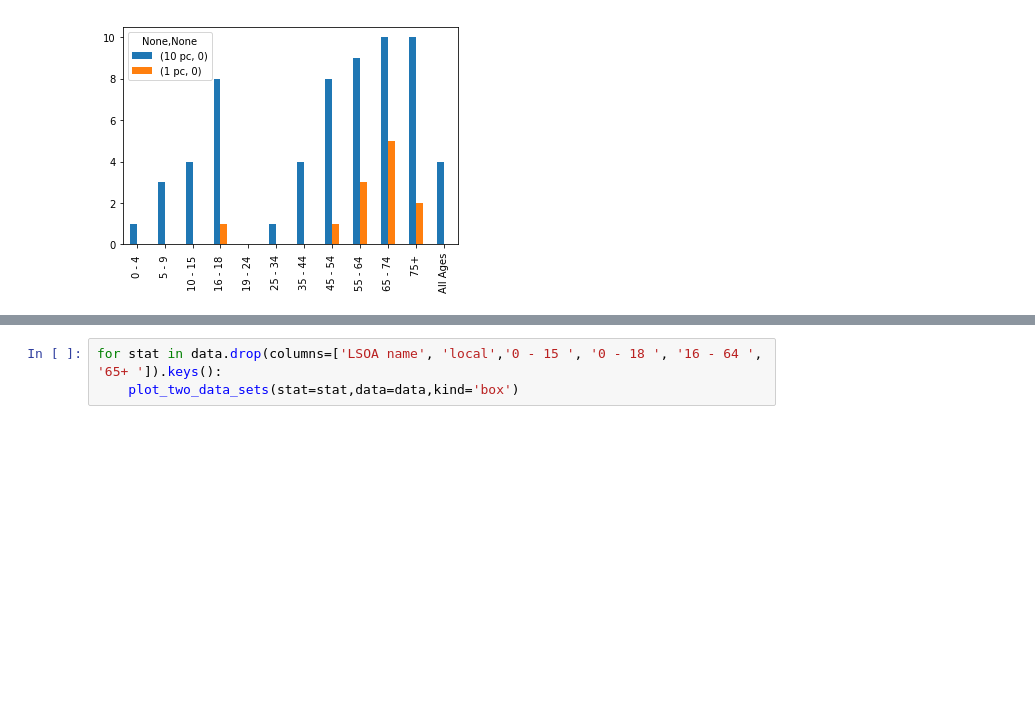
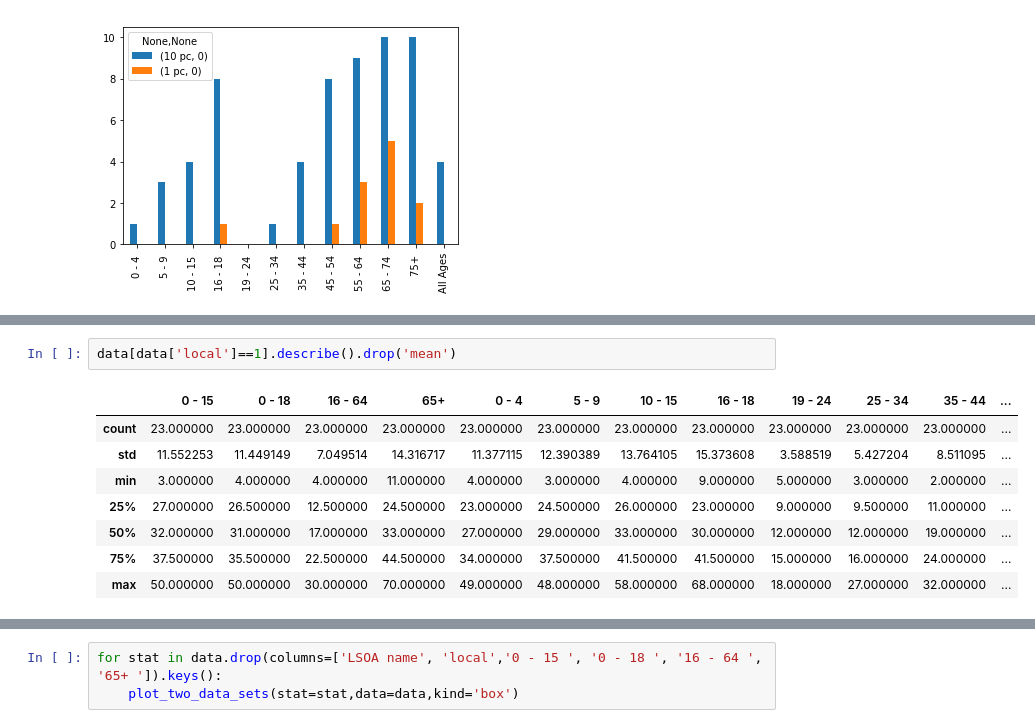
Before and after one commit to idorrington92/SRCDC_cardiff_data_analysis, a Jupyter notebook: codes/employment/Income_deprivation_analysis.ipynb, the cells around one changed output, grey strips where cells are left out. Drawn from its saved outputs; the diff is of its cells as text; blank space fills up the shorter version.

```diff
--- a/codes/employment/Income_deprivation_analysis.ipynb
+++ b/codes/employment/Income_deprivation_analysis.ipynb
@@ -136,0 +135,11 @@ top_1_10_pc_df.plot(kind='bar')
+# %%
+data[data['local']==1].describe().drop('mean')
+# %% [output]
+|  | 0 - 15 | 0 - 18 | 16 - 64 | 65+ | 0 - 4 | 5 - 9 | 10 - 15 | 16 - 18 | 19 - 24 | 25 - 34 | 35 - 44 | ... |
+| count | 23.000000 | 23.000000 | 23.000000 | 23.000000 | 23.000000 | 23.000000 | 23.000000 | 23.000000 | 23.000000 | 23.000000 | 23.000000 | ... |
+| std | 11.552253 | 11.449149 | 7.049514 | 14.316717 | 11.377115 | 12.390389 | 13.764105 | 15.373608 | 3.588519 | 5.427204 | 8.511095 | ... |
+| min | 3.000000 | 4.000000 | 4.000000 | 11.000000 | 4.000000 | 3.000000 | 4.000000 | 9.000000 | 5.000000 | 3.000000 | 2.000000 | ... |
+| 25% | 27.000000 | 26.500000 | 12.500000 | 24.500000 | 23.000000 | 24.500000 | 26.000000 | 23.000000 | 9.000000 | 9.500000 | 11.000000 | ... |
+| 50% | 32.000000 | 31.000000 | 17.000000 | 33.000000 | 27.000000 | 29.000000 | 33.000000 | 30.000000 | 12.000000 | 12.000000 | 19.000000 | ... |
+| 75% | 37.500000 | 35.500000 | 22.500000 | 44.500000 | 34.000000 | 37.500000 | 41.500000 | 41.500000 | 15.000000 | 16.000000 | 24.000000 | ... |
+| max | 50.000000 | 50.000000 | 30.000000 | 70.000000 | 49.000000 | 48.000000 | 58.000000 | 68.000000 | 18.000000 | 27.000000 | 32.000000 | ... |
```
Also changed, not shown: parts of 43 cells of this notebook.
